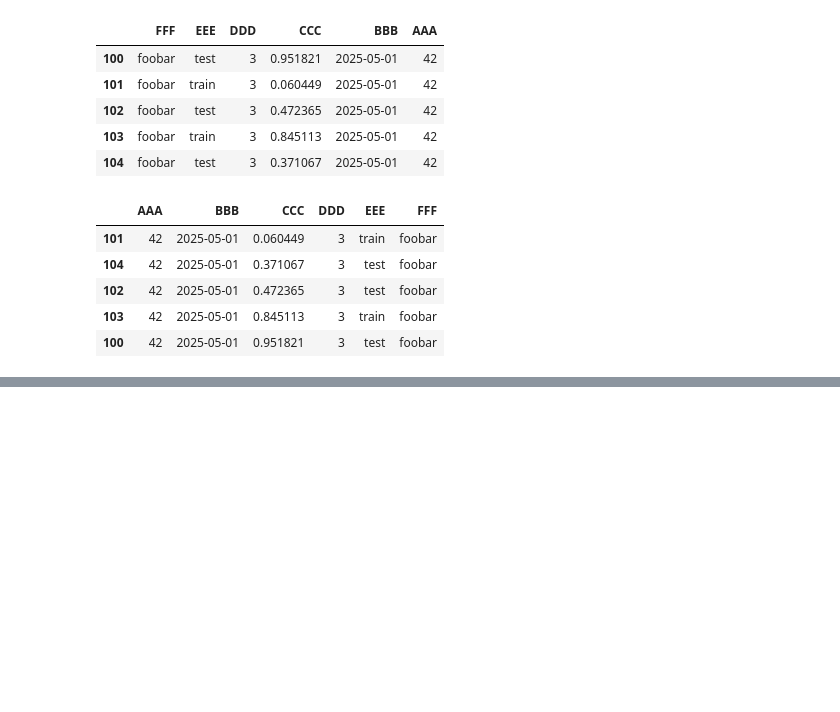
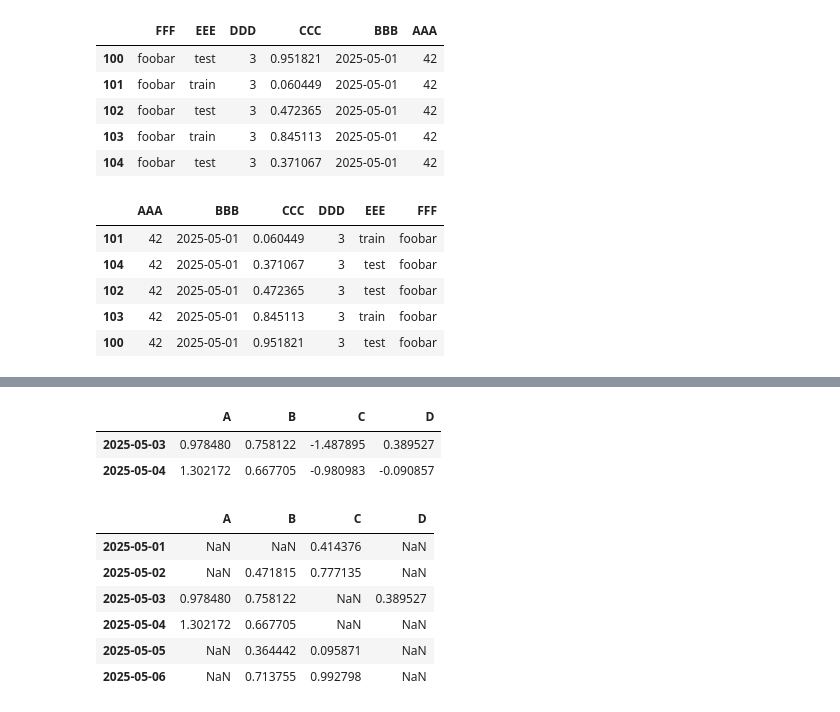
Before and after one commit to oleg0x/Python_libraries_examples, a Jupyter notebook: pandas_basics.ipynb, the cells around one changed output, grey strips where cells are left out. Saved outputs shown, nothing was run; the diff lists cells and outputs as text; code cells hidden in the pictures; blank space fills up the shorter version.

```diff
--- a/pandas_basics.ipynb
+++ b/pandas_basics.ipynb
@@ -172,0 +262,16 @@ df.sort_values(by="CCC", ascending=True)
+# %%
+df[df["A"] > 0]
+# %% [output]
+|  | A | B | C | D |
+| 2025-05-03 | 0.978480 | 0.758122 | -1.487895 | 0.389527 |
+| 2025-05-04 | 1.302172 | 0.667705 | -0.980983 | -0.090857 |
+# %%
+df[df > 0]
+# %% [output]
+|  | A | B | C | D |
+| 2025-05-01 | NaN | NaN | 0.414376 | NaN |
+| 2025-05-02 | NaN | 0.471815 | 0.777135 | NaN |
+| 2025-05-03 | 0.978480 | 0.758122 | NaN | 0.389527 |
+| 2025-05-04 | 1.302172 | 0.667705 | NaN | NaN |
+| 2025-05-05 | NaN | 0.364442 | 0.095871 | NaN |
+| 2025-05-06 | NaN | 0.713755 | 0.992798 | NaN |
```
Also changed, not shown: parts of 23 cells of this notebook.
